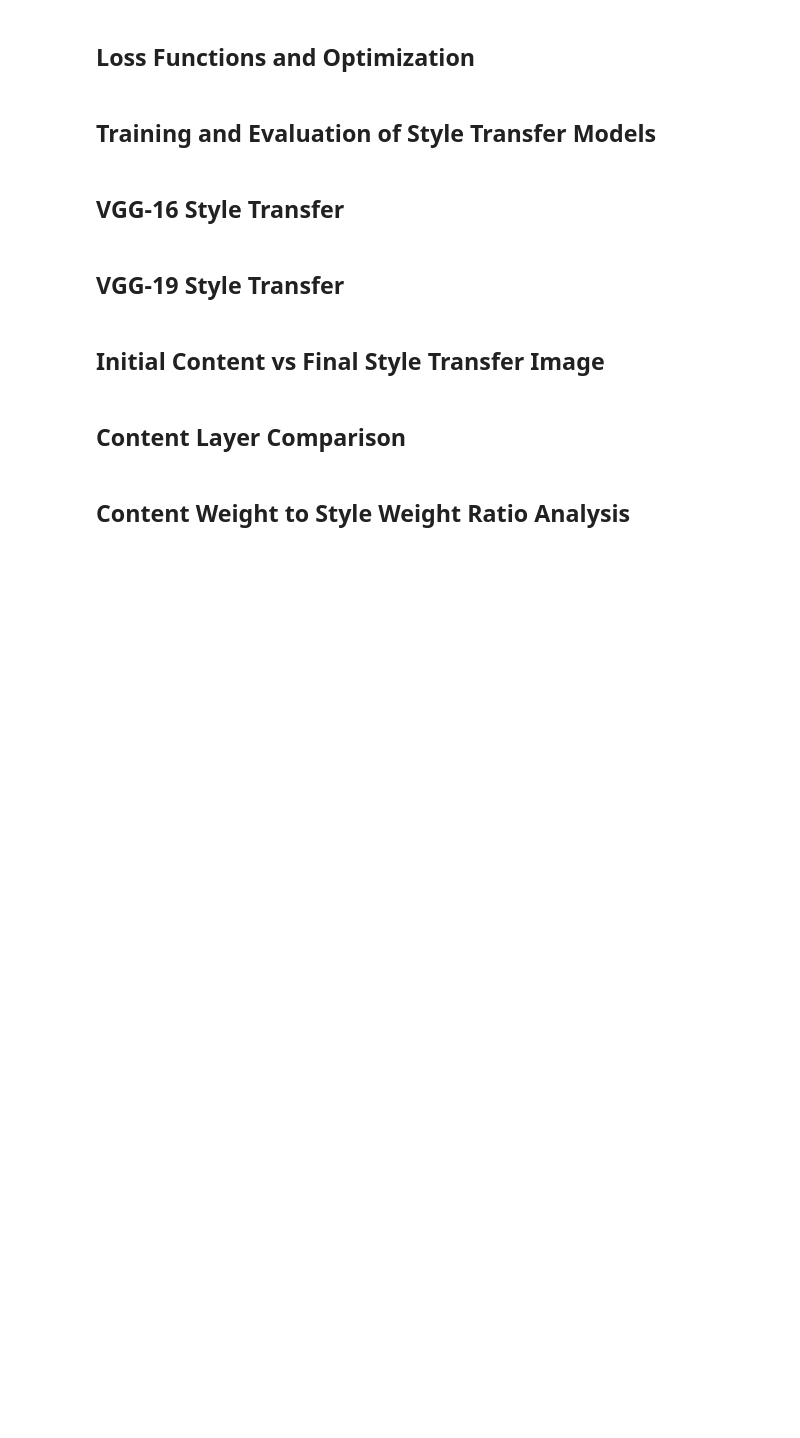
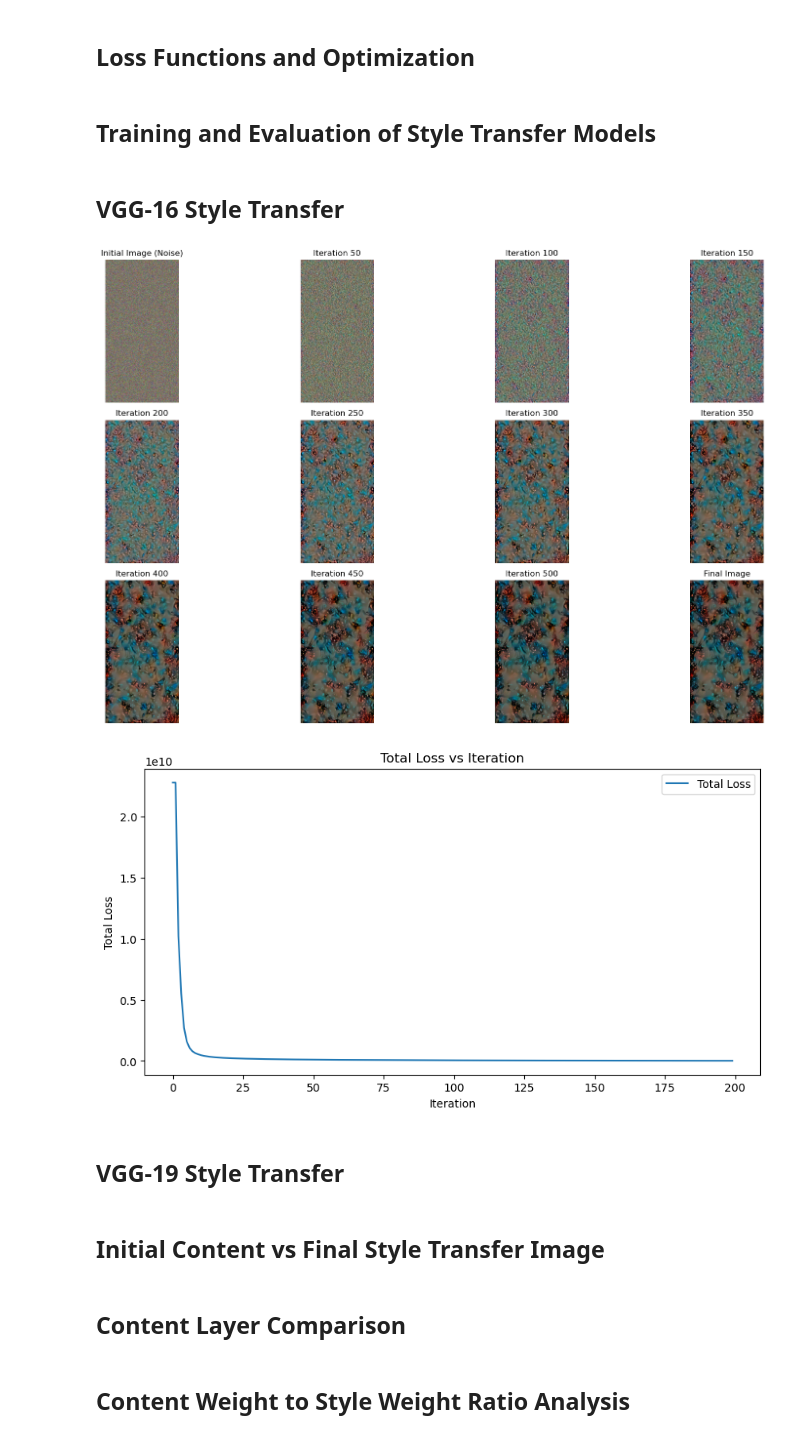
Before and after one commit to bhavya6701/comp473-project, a Jupyter notebook: comp473_notebook.ipynb, the cells around one changed output. Saved outputs shown, nothing was run; the diff lists cells and outputs as text; code cells hidden in the pictures; blank space fills up the shorter version.

```diff
--- a/comp473_notebook.ipynb
+++ b/comp473_notebook.ipynb
@@ -151,5 +73,14 @@ with open("model_config.json", "r") as json_file:
 # Extracting data into variables
 layers = data["layers"]
 model_style_weights = data["style_weights"]
+content_loss_layer = data["content_layer"]
+params = data["hyperparameters"]
+
+# Define the hyperparameters
+iterations = params["iters"]
+checkpoints = params["ckpts"]
+content_weight = params["alpha"]
+style_weight = params["beta"]
+lr = params["lr"]
 # %% [markdown]
 ## Training and Evaluation of Style Transfer Models
@@ -206,21 +87,23 @@ def plot_images_graph(images, total_losses, steps, checkpoints):
 # %%
 # Compute the content and style featuref for the content and style images using the VGG-16 and VGG-19 models
 content_features = {
-    "vgg-16": extract_features(
-        content, model_dict["vgg-16"], layers["vgg-16"]
-    ),
-    "vgg-19": extract_features(
-        content, model_dict["vgg-19"], layers["vgg-19"]
-    )
+    "vgg-16": extract_features(content, model_dict["vgg-16"], layers["vgg-16"]),
+    "vgg-19": extract_features(content, model_dict["vgg-19"], layers["vgg-19"]),
 }
 style_features = {
     "vgg-16": extract_features(style, model_dict["vgg-16"], layers["vgg-16"]),
-    "vgg-19": extract_features(style, model_dict["vgg-19"], layers["vgg-19"])
+    "vgg-19": extract_features(style, model_dict["vgg-19"], layers["vgg-19"]),
 }
 
 style_grams = {
-    "vgg-16": {layer: gram_matrix(style_features["vgg-16"][layer]) for layer in style_features["vgg-16"]},
-    "vgg-19": {layer: gram_matrix(style_features["vgg-19"][layer]) for layer in style_features["vgg-19"]}
+    "vgg-16": {
+        layer: gram_matrix(style_features["vgg-16"][layer])
+        for layer in style_features["vgg-16"]
+    },
+    "vgg-19": {
+        layer: gram_matrix(style_features["vgg-19"][layer])
+        for layer in style_features["vgg-19"]
+    },
 }
 # %%
 #  Function for the style transfer algorithm
@@ -284,29 +213,21 @@ def style_transfer_algorithm(
     images.append(tensor_to_image(target.detach()))
 
     return images, total_losses
-# %%
-# Define hyperparameters and optimization settings
-params = data["hyperparameters"]
-
-iterations = params["iterations"]
-checkpoints = params["checkpoints"]
-content_weight = params["content_weight"]
-style_weight = params["style_weight"]
-lr = params["lr"]
-
-content_loss_layer = data["content_layer"]
 # %% [markdown]
 ## VGG-16 Style Transfer
 # %%
 # Call the style transfer function for the VGG-16 model
 saved_images, total_losses = style_transfer_algorithm(
-    "vgg-16", content_loss_layer, iterations, lr, checkpoints, 1, 1e6
+    "vgg-16", content_loss_layer, "lbfgs", 10, lr, checkpoints, content_weight, style_weight
 )
 
 vgg16_output_image = saved_images[-1]
 
 # Create a plot with the images and total loss values
-plot_images_graph(saved_images, total_losses, iterations, checkpoints)
+plot_style_transfer(saved_images, total_losses, iterations, checkpoints)
+# %% [output]
+[figure, added]
+[figure, added]
 # %% [markdown]
 ## VGG-19 Style Transfer
 # %%
```
Also changed, not shown: parts of 17 cells of this notebook, 3 other files.
